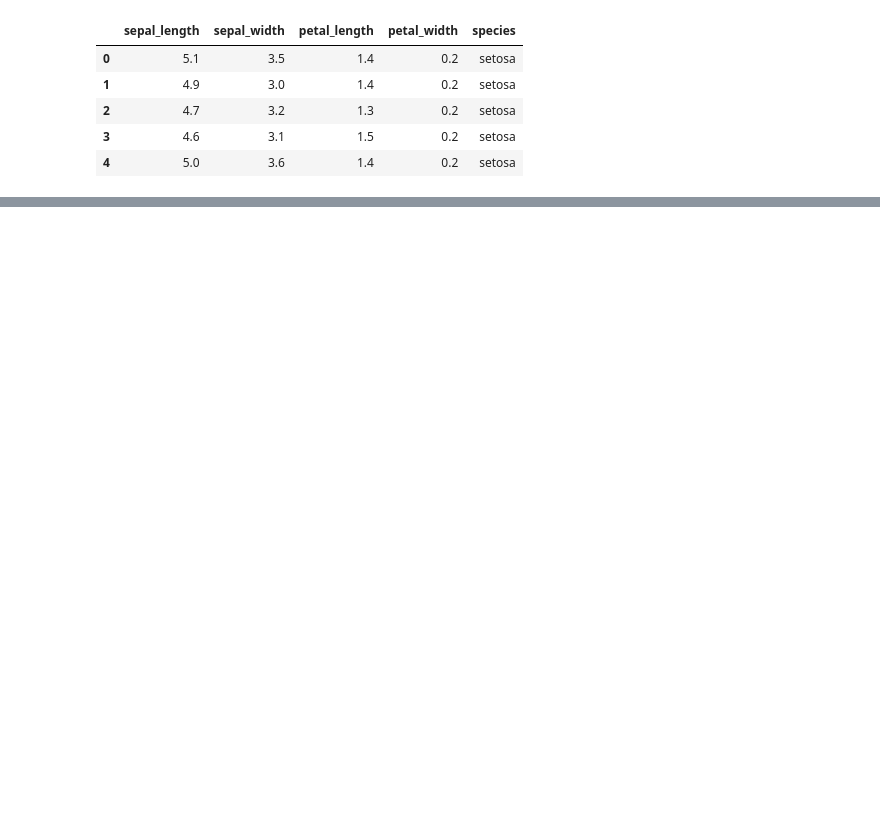
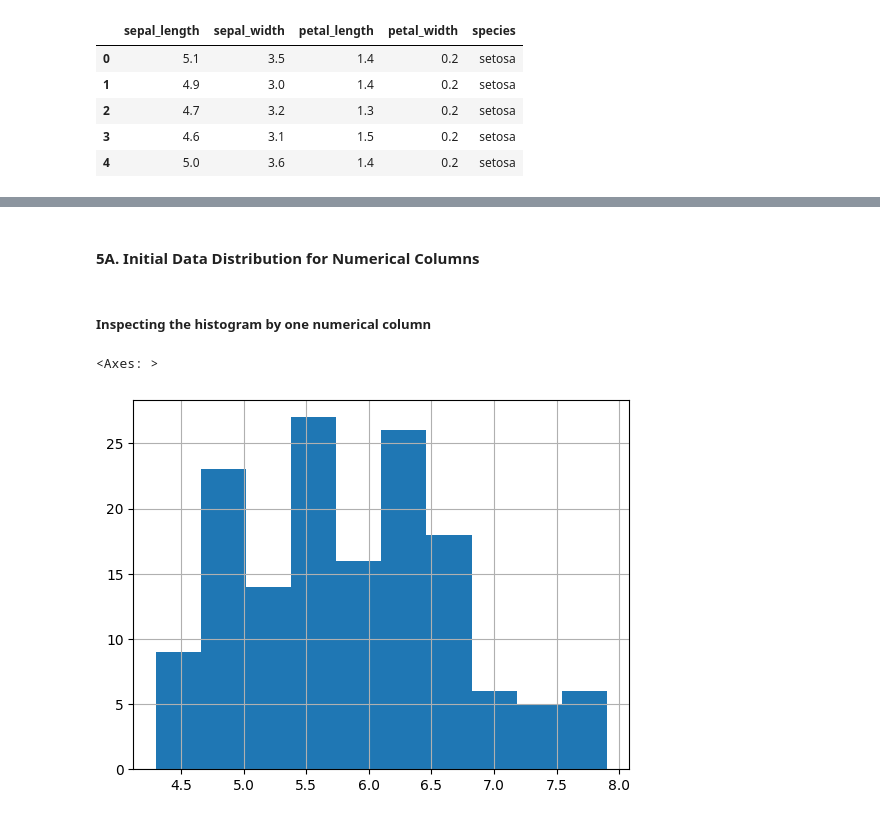
Before and after one commit to vnallam09/datafun-04-eda, a Jupyter notebook: teja_eda_notebook.ipynb, the cells around one changed output, grey strips where cells are left out. Cells and saved outputs as stored; diff of their text form; code cells hidden in the pictures; blank space fills up the shorter version.

```diff
--- a/teja_eda_notebook.ipynb
+++ b/teja_eda_notebook.ipynb
@@ -42,0 +111,9 @@ iris_df.head()
+# %% [markdown]
+#### 5A. Initial Data Distribution for Numerical Columns
+# %% [markdown]
+##### Inspecting the histogram by one numerical column
+# %%
+iris_df['sepal_length'].hist()
+# %% [output]
+<Axes: >
+[figure, added]
```
Also changed, not shown: parts of 46 cells of this notebook.
